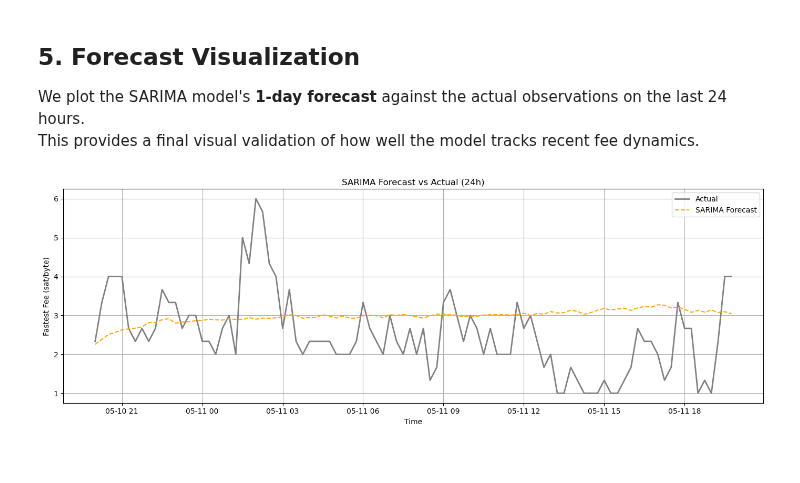
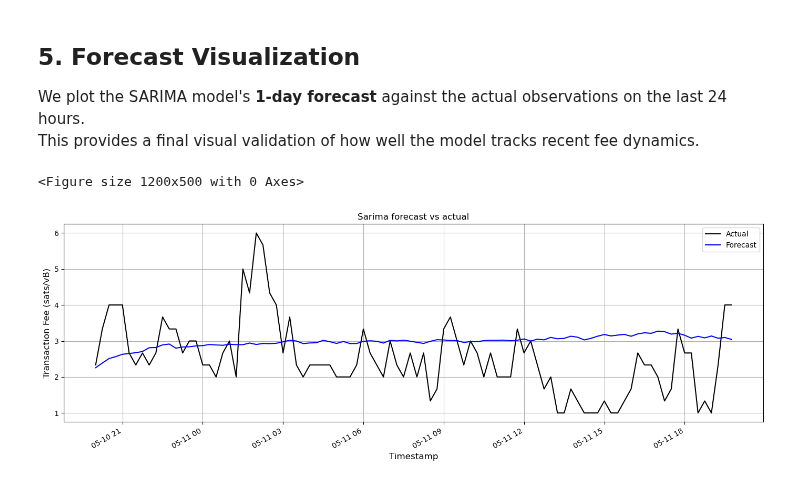
Before and after one commit to UBC-MDS/Capstone_SatCast_Trilemma, a Jupyter notebook: analysis/baseline_sarima.ipynb, the cells around one changed output. Saved outputs shown, nothing was run; the diff lists cells and outputs as text; code cells hidden in the pictures.

```diff
--- a/analysis/baseline_sarima.ipynb
+++ b/analysis/baseline_sarima.ipynb
@@ -345,17 +340,13 @@ These results confirm that SARIMA is robust and ready for integration into our f
 We plot the SARIMA model's **1-day forecast** against the actual observations on the last 24 hours.
 This provides a final visual validation of how well the model tracks recent fee dynamics.
 # %%
-plt.figure(figsize=(14, 5))
-
-plt.plot(y_test.index, y_test.values, label="Actual", color="grey", linewidth=2)
-plt.plot(y_test.index, y_pred.values, label="SARIMA Forecast", color="orange", linestyle="--")
-
-plt.title("SARIMA Forecast vs Actual (24h)")
-plt.xlabel("Time")
-plt.ylabel("Fastest Fee (sat/byte)")
-plt.legend()
-plt.grid(True)
+plt.figure(figsize=(12, 5))
+ax = plot_series(forecast_sarima, sid = "recommended_fee_fastestFee")
+plt.title("Sarima forecast vs actual")
 plt.tight_layout()
 plt.show()
+fig = ax.get_figure()
+plt.close()
 # %% [output]
+<Figure size 1200x500 with 0 Axes>
-[figure, old version]
+[figure, new version]
```
Also changed, not shown: parts of 2 cells of this notebook, 4 other files.
